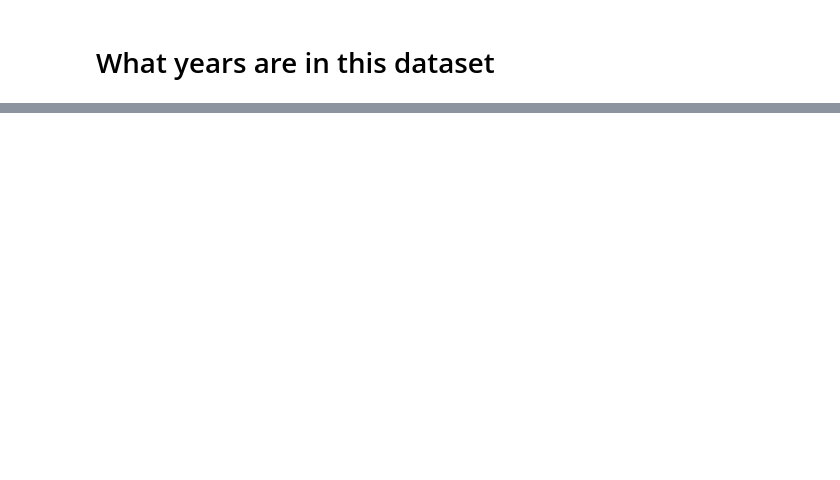
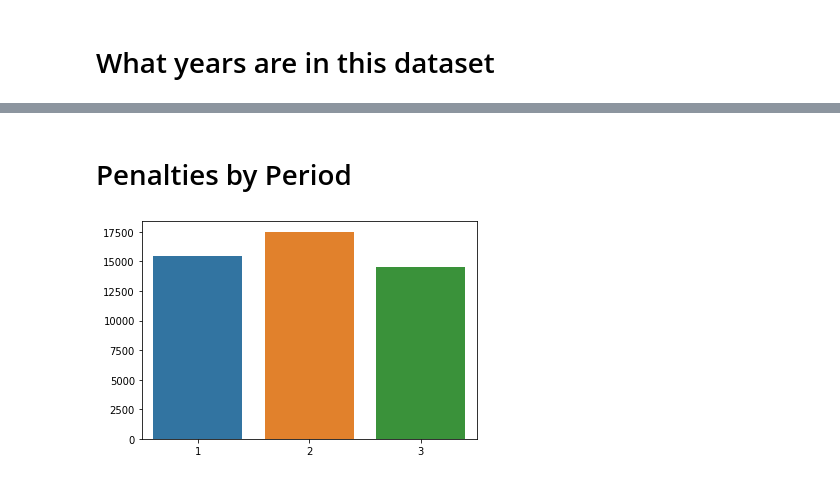
Before and after one commit to gregfeliu/Long-Change-Effect-in-NHL-Gameplay, a Jupyter notebook: notebooks/EDA_long_change.ipynb, the cells around one changed output, grey strips where cells are left out. Saved outputs shown, nothing was run; the diff lists cells and outputs as text; code cells hidden in the pictures; blank space fills up the shorter version.

```diff
--- a/notebooks/EDA_long_change.ipynb
+++ b/notebooks/EDA_long_change.ipynb
@@ -30,0 +248,7 @@ table_info_df = pd.read_csv("../data/table_info_df.csv", index_col=0)
+# %% [markdown]
+# Penalties by Period
+# %%
+penalty_query = get_total_period_sum('penalty')
+penalty_plot = make_barplot_of_variable_by_period(penalty_query)
+# %% [output]
+[figure, added]
```
Also changed, not shown: parts of 63 cells of this notebook.
